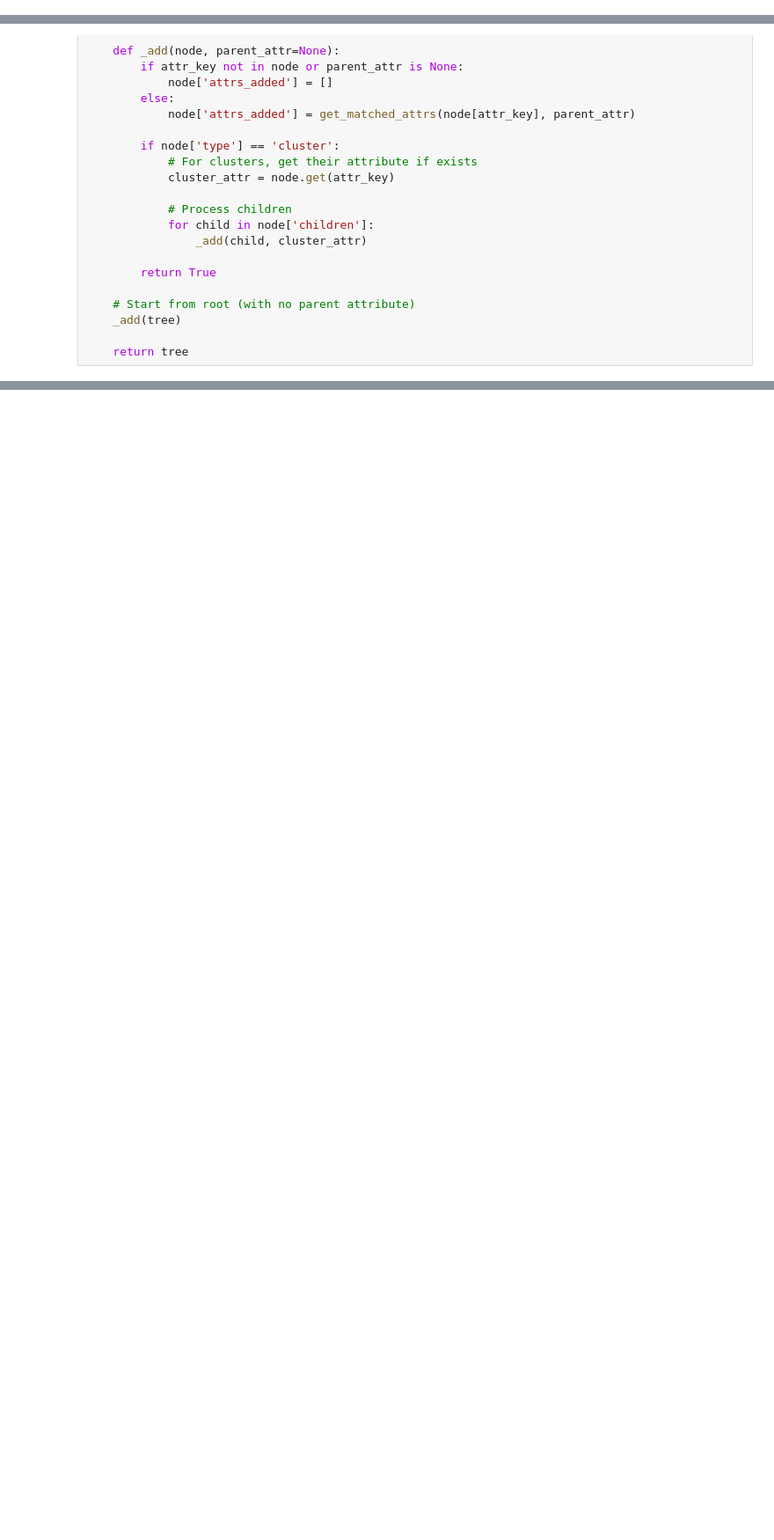
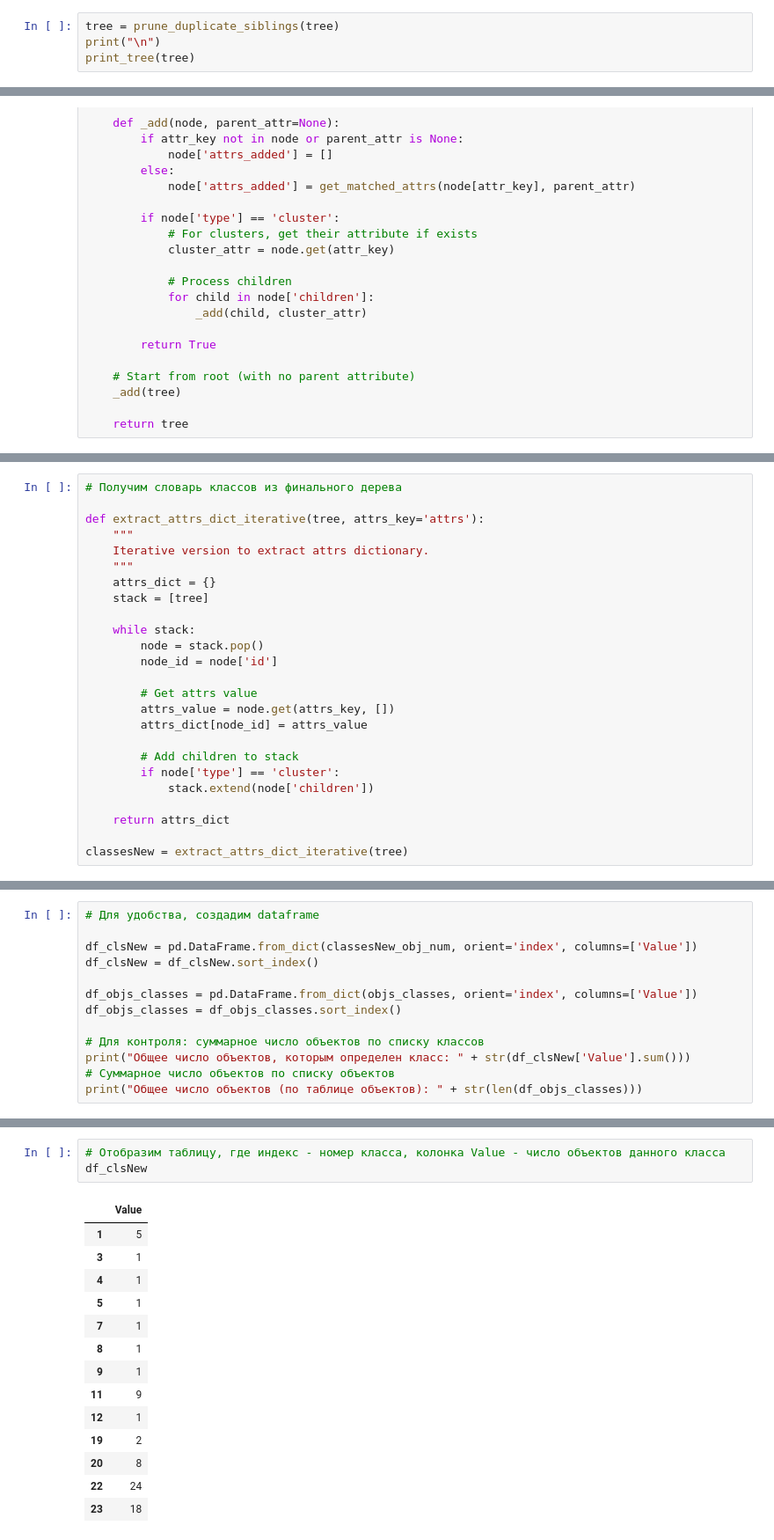
Before and after one commit to nbrmdev/objs_classification, a Jupyter notebook: Classes.ipynb, the cells around one changed output, grey strips where cells are left out. Shown at 88% size. Cells and saved outputs as stored; diff of their text form; blank space fills up the shorter version.

```diff
--- a/Classes.ipynb
+++ b/Classes.ipynb
@@ -719,0 +841,4 @@ Cluster 26 (distance=4.05, size=11, attrs=[])
+# %%
+tree = prune_duplicate_siblings(tree)
+print("\n")
+print_tree(tree)
@@ -859,2 +1002,27 @@ Class 18 <- Class 9: {
   source-arrowhead.style.filled: false
 }
+# %%
+# Получим словарь классов из финального дерева
+
+def extract_attrs_dict_iterative(tree, attrs_key='attrs'):
+    """
+    Iterative version to extract attrs dictionary.
+    """
+    attrs_dict = {}
+    stack = [tree]
+
+    while stack:
+        node = stack.pop()
+        node_id = node['id']
+
+        # Get attrs value
+        attrs_value = node.get(attrs_key, [])
+        attrs_dict[node_id] = attrs_value
+
+        # Add children to stack
+        if node['type'] == 'cluster':
+            stack.extend(node['children'])
+
+    return attrs_dict
+
+classesNew = extract_attrs_dict_iterative(tree)
@@ -860,0 +1068,13 @@ Class 18 <- Class 9: {
+# %%
+# Для удобства, создадим dataframe
+
+df_clsNew = pd.DataFrame.from_dict(classesNew_obj_num, orient='index', columns=['Value'])
+df_clsNew = df_clsNew.sort_index()
+
+df_objs_classes = pd.DataFrame.from_dict(objs_classes, orient='index', columns=['Value'])
+df_objs_classes = df_objs_classes.sort_index()
+
+# Для контроля: суммарное число объектов по списку классов
+print("Общее число объектов, которым определен класс: " + str(df_clsNew['Value'].sum()))
+# Суммарное число объектов по списку объектов
+print("Общее число объектов (по таблице объектов): " + str(len(df_objs_classes)))
@@ -860,0 +1084,18 @@ Class 18 <- Class 9: {
+# %%
+# Отобразим таблицу, где индекс - номер класса, колонка Value - число объектов данного класса
+df_clsNew
+# %% [output]
+|  | Value |
+| 1 | 5 |
+| 3 | 1 |
+| 4 | 1 |
+| 5 | 1 |
+| 7 | 1 |
+| 8 | 1 |
+| 9 | 1 |
+| 11 | 9 |
+| 12 | 1 |
+| 19 | 2 |
+| 20 | 8 |
+| 22 | 24 |
+| 23 | 18 |
```
Also changed, not shown: parts of 23 cells of this notebook.
